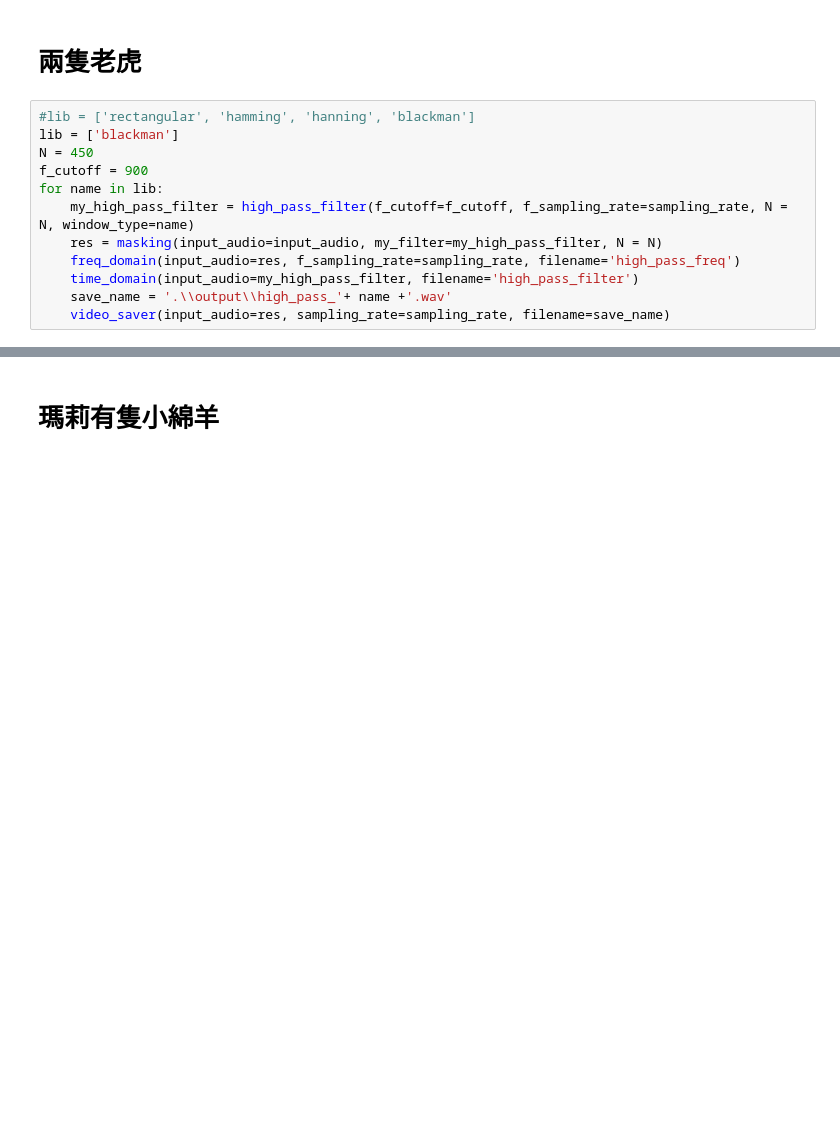
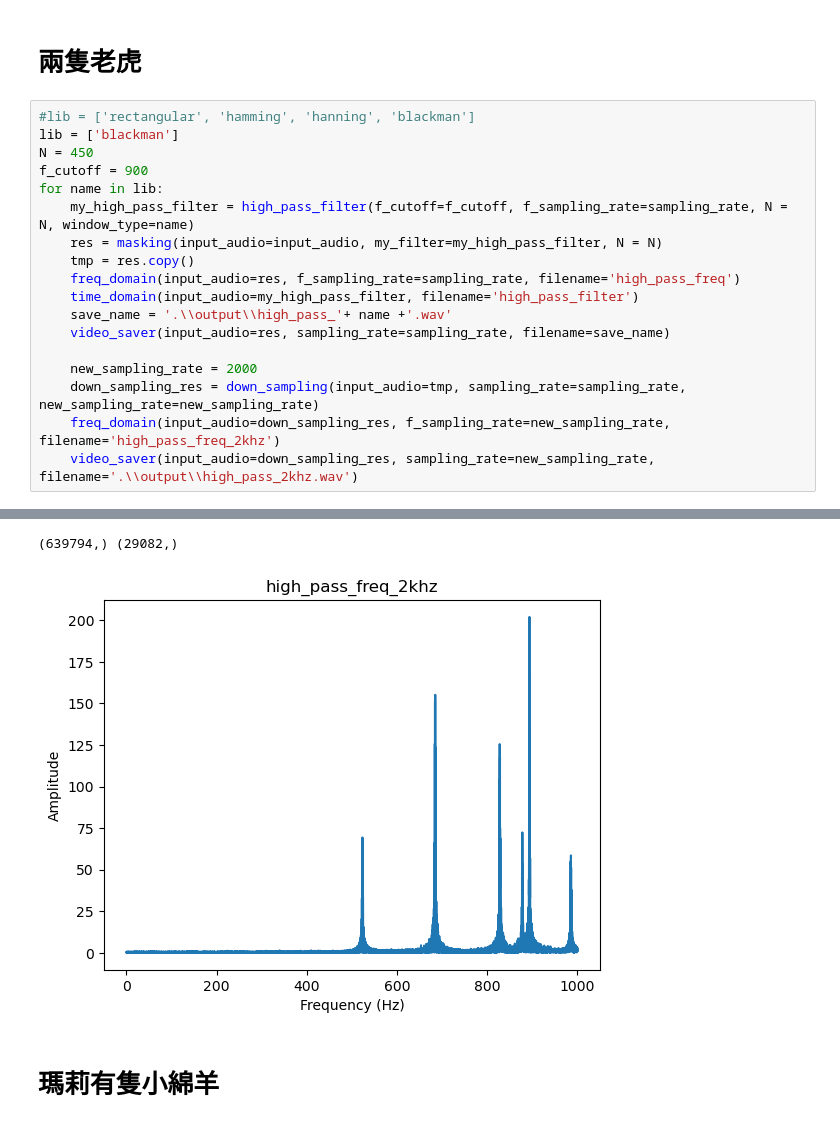
Before and after one commit to 108062138/multimedia-hw2, a Jupyter notebook: Q2/2.ipynb, the cells around one changed output, grey strips where cells are left out. Saved outputs shown, nothing was run; the diff lists cells and outputs as text; blank space fills up the shorter version.

```diff
--- a/Q2/2.ipynb
+++ b/Q2/2.ipynb
@@ -151,18 +161,26 @@ video_saver(input_audio=multi_fold_res, sampling_rate=sampling_rate, filename='.
 # %%
 #lib = ['rectangular', 'hamming', 'hanning', 'blackman']
 lib = ['blackman']
 N = 450
 f_cutoff = 900
 for name in lib:
     my_high_pass_filter = high_pass_filter(f_cutoff=f_cutoff, f_sampling_rate=sampling_rate, N = N, window_type=name)
     res = masking(input_audio=input_audio, my_filter=my_high_pass_filter, N = N)
+    tmp = res.copy()
     freq_domain(input_audio=res, f_sampling_rate=sampling_rate, filename='high_pass_freq')
     time_domain(input_audio=my_high_pass_filter, filename='high_pass_filter')
     save_name = '.\\output\\high_pass_'+ name +'.wav'
     video_saver(input_audio=res, sampling_rate=sampling_rate, filename=save_name)
+
+    new_sampling_rate = 2000
+    down_sampling_res = down_sampling(input_audio=tmp, sampling_rate=sampling_rate, new_sampling_rate=new_sampling_rate)
+    freq_domain(input_audio=down_sampling_res, f_sampling_rate=new_sampling_rate, filename='high_pass_freq_2khz')
+    video_saver(input_audio=down_sampling_res, sampling_rate=new_sampling_rate, filename='.\\output\\high_pass_2khz.wav')
 # %% [output]
 [figure]
 [figure]
+(639794,) (29082,)
+[figure, added]
 # %% [markdown]
 # 瑪莉有隻小綿羊
 # %%
```
Also changed, not shown: parts of 4 cells of this notebook.
